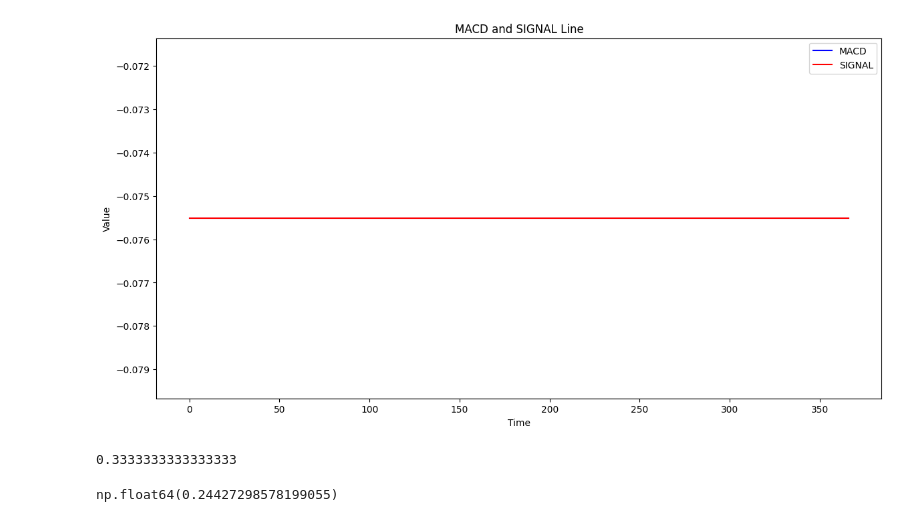
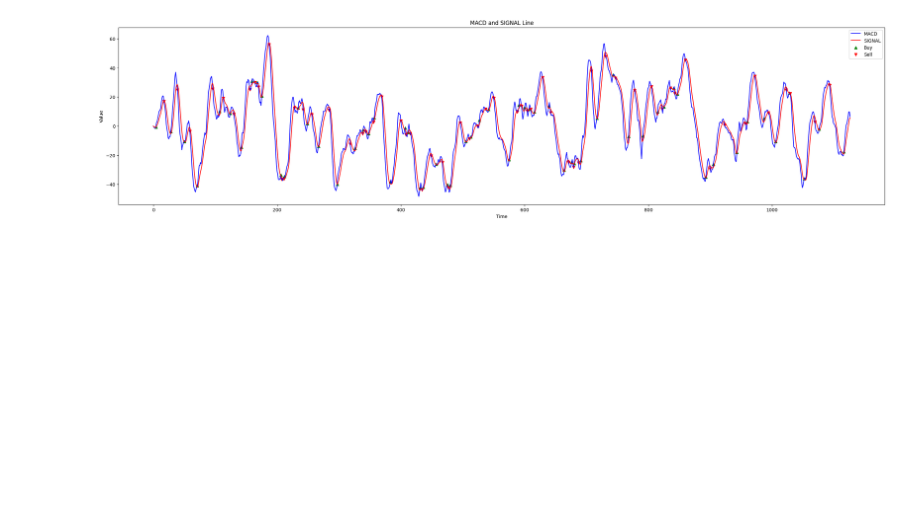
Before and after one commit to 123pik1/MACD, a Jupyter notebook: debug MACD.ipynb, the cells around one changed output. Drawn from its saved outputs; the diff is of its cells as text; code cells hidden in the pictures; blank space fills up the shorter version.

Commit message:
Refactor MACD computation to improve performance and enhance readability

```diff
--- a/debug MACD.ipynb
+++ b/debug MACD.ipynb
@@ -43,14 +27,9 @@ def EMA_element_calc(data, N, nmb_of_curr_elem):
     return emaNumerator/emaDenominator
 # %%
-
 def EMA_calc(data, N):
     EMAs_array = []
     for i in range(0,len(data)): #through all numbers
-        # emaElem =0
-        # if i<N: #check if actual address in array is less than N then nmb of elements equals i
-        #     emaElem = EMA_element_calc(data, N, i)
-        # else: #if actual address higher or equal to N then nmb of elements equals N
-        emaElem = EMA_element_calc(data, N, N)
+        emaElem = EMA_element_calc(data, N, i)
         EMAs_array.append(emaElem)
     return EMAs_array
 # %%
@@ -61,22 +40,20 @@ def toFloats(array):
         float_array.append(item)
     return float_array
 # %%
-def intersectionPoints(MACD, SIGNAL):
+def intersectionPoints(MACD, SIGNAL): #TODO correct to not equalizing
     intersection = []
     buy = []
     sell = []
-    for i in range(1, len(MACD)): #skip first because there is no way to analyse if it would be buy or sell
-        if MACD[i]==SIGNAL[i]:
+    for i in range(1, len(MACD)-1): #skip first because there is no way to analyse if it would be buy or sell
+        if MACD[i-1]>SIGNAL[i-1] and MACD[i]<SIGNAL[i]:
             intersection.append(i) #add id in MACD array to intersection array
-            if MACD[i-1]>SIGNAL[i-1]:
-                sell.append(i)
-            else:
-                buy.append(i)
+            sell.append((i,MACD[i]))
+        elif MACD[i-1]<SIGNAL[i-1] and MACD[i]>SIGNAL[i]:
+            intersection.append(i)
+            buy.append((i,MACD[i]))
     return intersection, buy, sell
 # %%
-
-
 data_from_csv = pd.read_csv('Data.csv')
 data_for_calc = data_from_csv['Close']
-
-data_for_calc
+data_for_calc = data_for_calc.tolist()
+data_for_calc = data_for_calc[::-1]
@@ -121,20 +67,23 @@ SIGNAL = EMA_calc(MACD,9)
 # %%
 intersectPoints, buyArray, sellArray = intersectionPoints(MACD, SIGNAL)
 # %%
-plt.figure(figsize=(14,7))
+plt.figure(figsize=(30,7))
 plt.plot(MACD, label='MACD', color='blue')
 plt.plot(SIGNAL, label='SIGNAL', color='red')
+
+buyPoints = [point[0] for point in buyArray]
+buyValues = [point[1] for point in buyArray]
+sellPoints = [point[0] for point in sellArray]
+sellValues = [point[1] for point in sellArray]
+
+
+plt.scatter(buyPoints, buyValues, color='green', marker='^', label='Buy')
+plt.scatter(sellPoints, sellValues, color='red', marker='v', label='Sell')
 
 plt.legend(loc='upper right')
 plt.title('MACD and SIGNAL Line')
 plt.xlabel('Time')
 plt.ylabel('Value')
 plt.show()
 # %% [output]
-[figure, old version]
+[figure, new version]
-# %%
-ema = EMA_element_calc(data_for_calc, 5,5)
-ema
-# %% [output]
-0.3333333333333333
-np.float64(0.24427298578199055)
```
Also changed, not shown: parts of 4 cells of this notebook.
